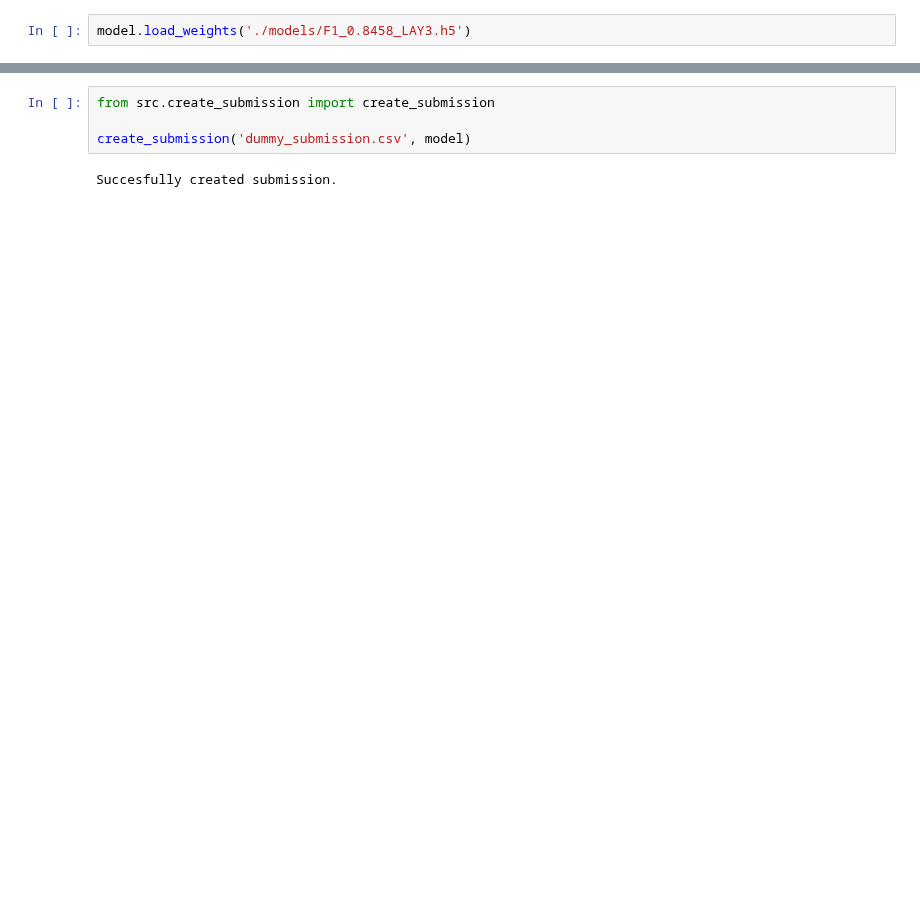
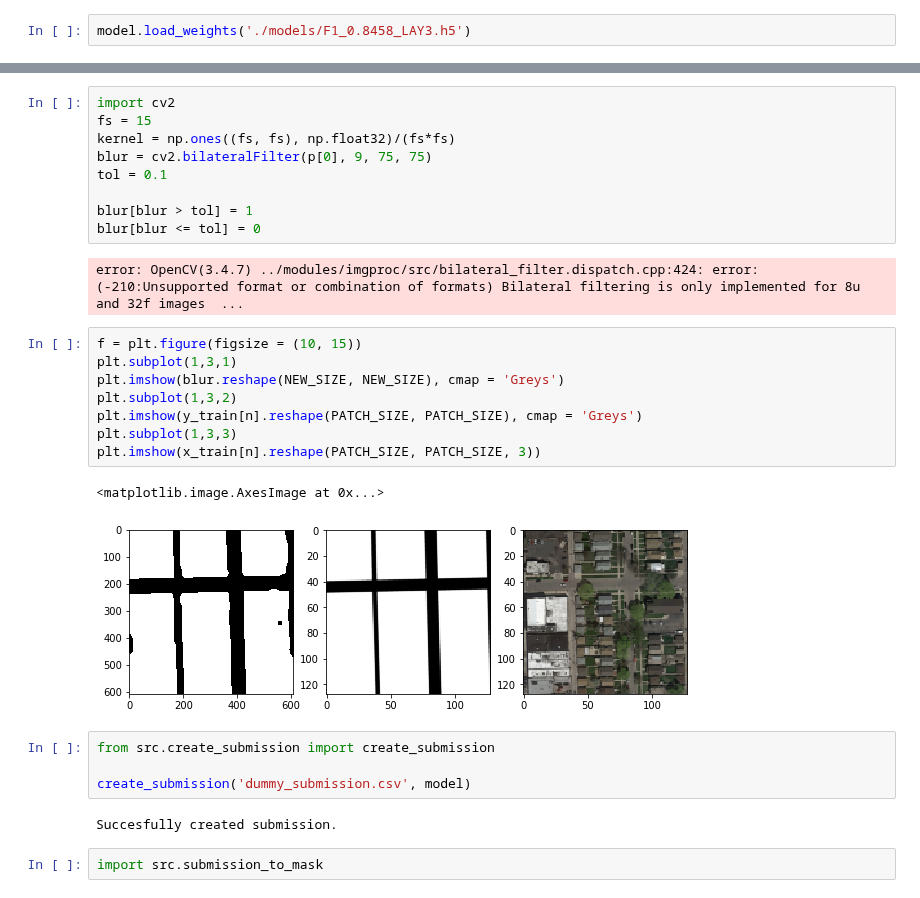
Before and after one commit to theodorhusefest/CS433-project2-road-segmentation, a Jupyter notebook: visualize_predictions.ipynb, the cells around one changed output, grey strips where cells are left out. Saved outputs shown, nothing was run; the diff lists cells and outputs as text; blank space fills up the shorter version.

```diff
--- a/visualize_predictions.ipynb
+++ b/visualize_predictions.ipynb
@@ -66,6 +94,30 @@ plt.imshow(x_train[n].reshape(PATCH_SIZE, PATCH_SIZE, 3))
+# %%
+import cv2
+fs = 15
+kernel = np.ones((fs, fs), np.float32)/(fs*fs)
+blur = cv2.bilateralFilter(p[0], 9, 75, 75)
+tol = 0.1
+
+blur[blur > tol] = 1
+blur[blur <= tol] = 0
+# %% [output]
+error: OpenCV(3.4.7) ../modules/imgproc/src/bilateral_filter.dispatch.cpp:424: error: (-210:Unsupported format or combination of formats) Bilateral filtering is only implemented for 8u and 32f images  ...
+# %%
+f = plt.figure(figsize = (10, 15))
+plt.subplot(1,3,1)
+plt.imshow(blur.reshape(NEW_SIZE, NEW_SIZE), cmap = 'Greys')
+plt.subplot(1,3,2)
+plt.imshow(y_train[n].reshape(PATCH_SIZE, PATCH_SIZE), cmap = 'Greys')
+plt.subplot(1,3,3)
+plt.imshow(x_train[n].reshape(PATCH_SIZE, PATCH_SIZE, 3))
+# %% [output]
+<matplotlib.image.AxesImage at 0x...>
+[figure, added]
 # %%
 from src.create_submission import create_submission
 
 create_submission('dummy_submission.csv', model)
 # %% [output]
 Succesfully created submission.
+# %%
+import src.submission_to_mask
```
Also changed, not shown: parts of 6 cells of this notebook, 25 other files.
